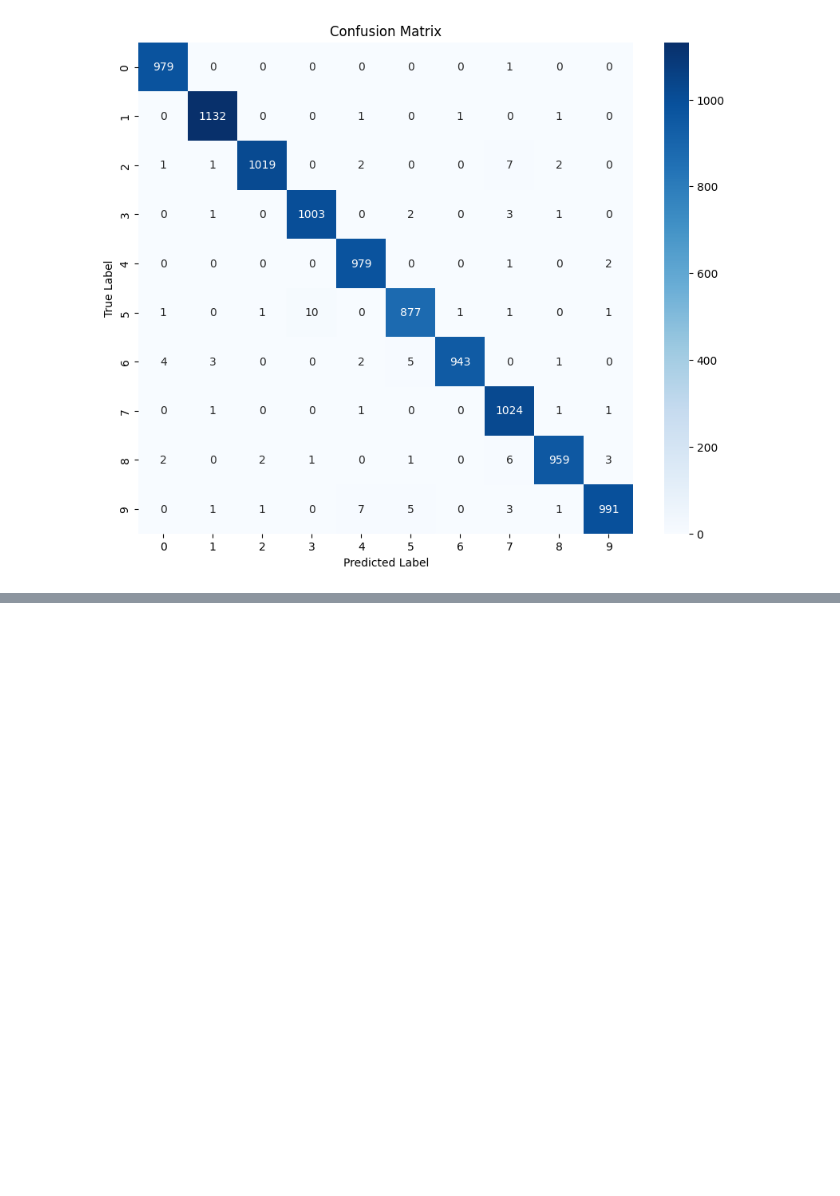
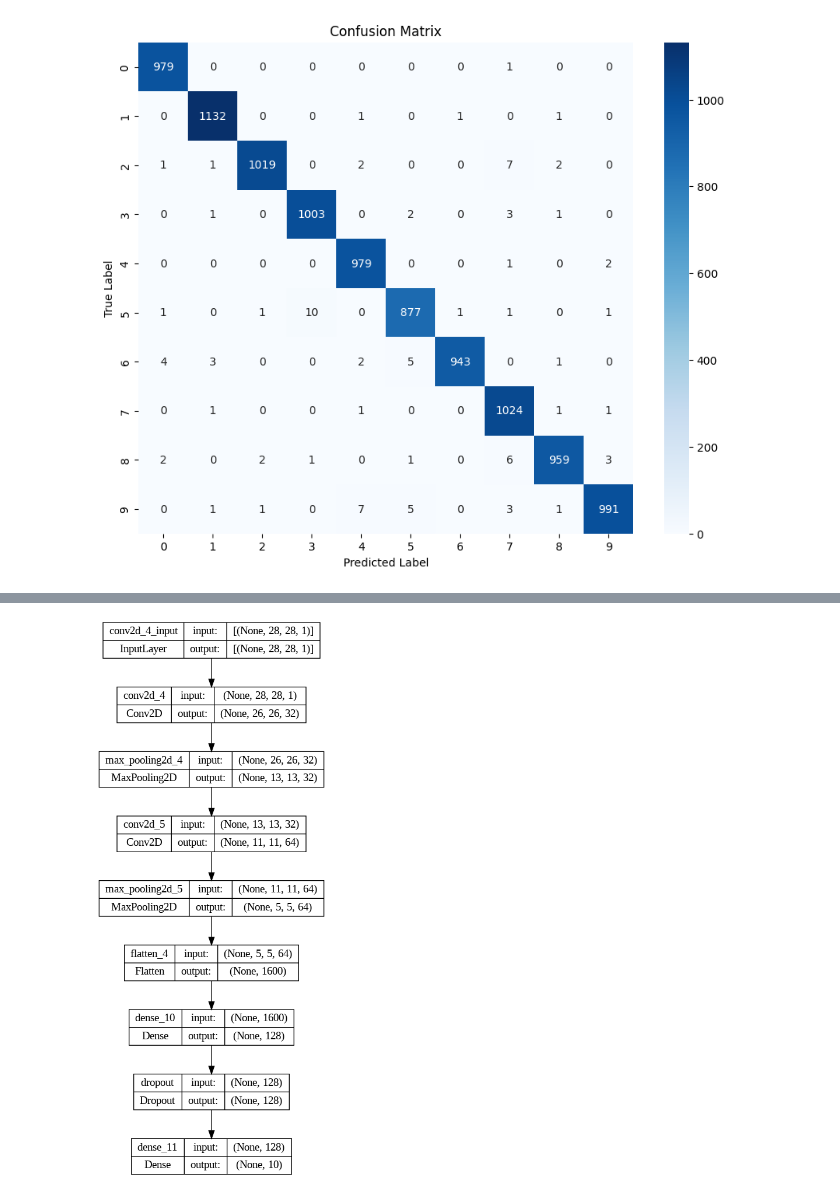
Before and after one commit to ggrkggrk/Jupytor-Notebook, a Jupyter notebook: ML_AI_CNN_MNIST.ipynb, the cells around one changed output, grey strips where cells are left out. Saved outputs shown, nothing was run; the diff lists cells and outputs as text; code cells hidden in the pictures; blank space fills up the shorter version.

```diff
--- a/ML_AI_CNN_MNIST.ipynb
+++ b/ML_AI_CNN_MNIST.ipynb
@@ -160,0 +322,7 @@ Test Accuracy: 0.9905999898910522
+# %%
+from tensorflow.keras.utils import plot_model
+
+# Plot the model's structure
+plot_model(model, to_file='model_structure.png', show_shapes=True, show_layer_names=True)
+# %% [output]
+[figure, added]
```
Also changed, not shown: parts of 6 cells of this notebook.
